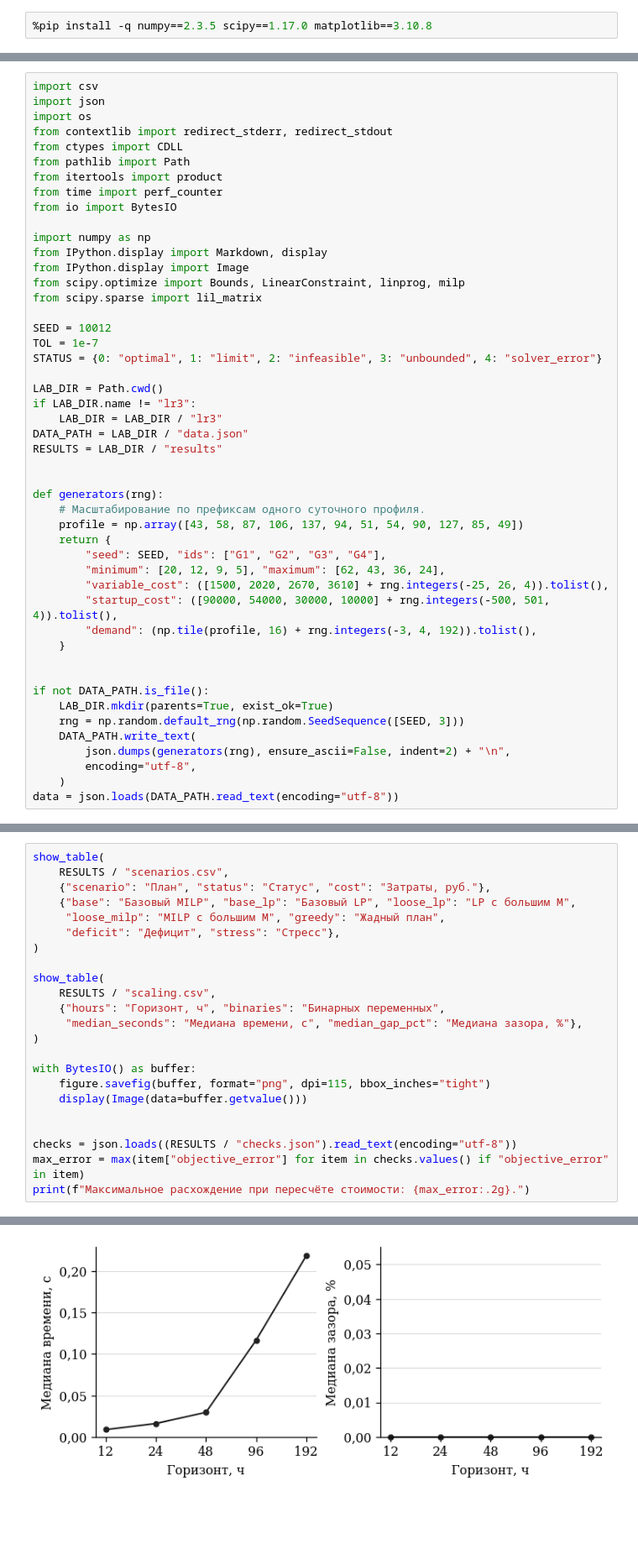
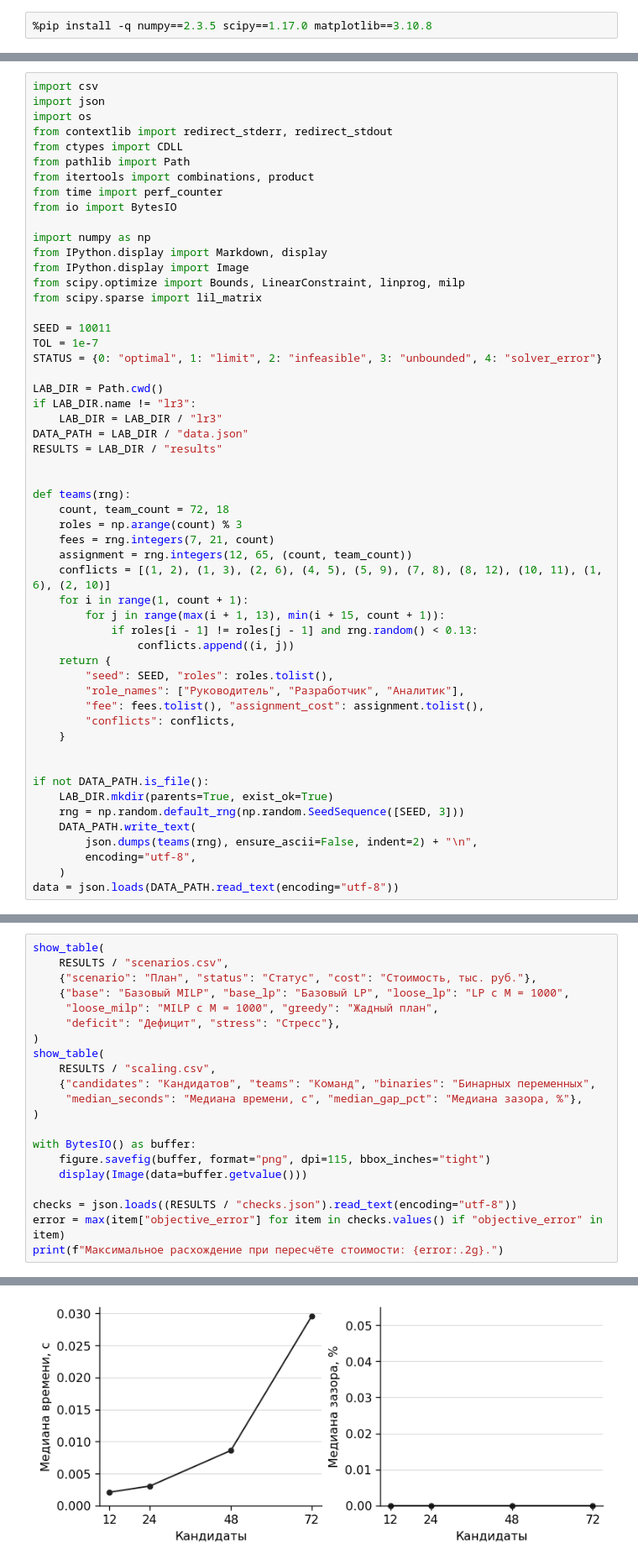
Before and after one commit to Vechnoilive/optimization_methods, a Jupyter notebook: lr3/lr3.ipynb, the cells around one changed output, grey strips where cells are left out. Shown at 84% size. Saved outputs shown, nothing was run; the diff lists cells and outputs as text; blank space fills up the shorter version.

```diff
--- a/lr3/lr3.ipynb
+++ b/lr3/lr3.ipynb
@@ -21,7 +21,7 @@ import os
 from contextlib import redirect_stderr, redirect_stdout
 from ctypes import CDLL
 from pathlib import Path
-from itertools import product
+from itertools import combinations, product
 from time import perf_counter
 from io import BytesIO
 
@@ -31,7 +31,7 @@ from IPython.display import Image
 from scipy.optimize import Bounds, LinearConstraint, linprog, milp
 from scipy.sparse import lil_matrix
 
-SEED = 10012
+SEED = 10011
 TOL = 1e-7
 STATUS = {0: "optimal", 1: "limit", 2: "infeasible", 3: "unbounded", 4: "solver_error"}
 
@@ -42,15 +42,21 @@ DATA_PATH = LAB_DIR / "data.json"
 RESULTS = LAB_DIR / "results"
 
 
-def generators(rng):
-    # Масштабирование по префиксам одного суточного профиля.
-    profile = np.array([43, 58, 87, 106, 137, 94, 51, 54, 90, 127, 85, 49])
+def teams(rng):
+    count, team_count = 72, 18
+    roles = np.arange(count) % 3
+    fees = rng.integers(7, 21, count)
+    assignment = rng.integers(12, 65, (count, team_count))
+    conflicts = [(1, 2), (1, 3), (2, 6), (4, 5), (5, 9), (7, 8), (8, 12), (10, 11), (1, 6), (2, 10)]
+    for i in range(1, count + 1):
+        for j in range(max(i + 1, 13), min(i + 15, count + 1)):
+            if roles[i - 1] != roles[j - 1] and rng.random() < 0.13:
+                conflicts.append((i, j))
     return {
-        "seed": SEED, "ids": ["G1", "G2", "G3", "G4"],
-        "minimum": [20, 12, 9, 5], "maximum": [62, 43, 36, 24],
-        "variable_cost": ([1500, 2020, 2670, 3610] + rng.integers(-25, 26, 4)).tolist(),
-        "startup_cost": ([90000, 54000, 30000, 10000] + rng.integers(-500, 501, 4)).tolist(),
-        "demand": (np.tile(profile, 16) + rng.integers(-3, 4, 192)).tolist(),
+        "seed": SEED, "roles": roles.tolist(),
+        "role_names": ["Руководитель", "Разработчик", "Аналитик"],
+        "fee": fees.tolist(), "assignment_cost": assignment.tolist(),
+        "conflicts": conflicts,
     }
 
 
@@ -58,7 +64,7 @@ if not DATA_PATH.is_file():
     LAB_DIR.mkdir(parents=True, exist_ok=True)
     rng = np.random.default_rng(np.random.SeedSequence([SEED, 3]))
     DATA_PATH.write_text(
-        json.dumps(generators(rng), ensure_ascii=False, indent=2) + "\n",
+        json.dumps(teams(rng), ensure_ascii=False, indent=2) + "\n",
         encoding="utf-8",
     )
 data = json.loads(DATA_PATH.read_text(encoding="utf-8"))
@@ -389,15 +367,14 @@ figure = run_with_log(run_lab, data, RESULTS)
 # %%
 show_table(
     RESULTS / "scenarios.csv",
-    {"scenario": "План", "status": "Статус", "cost": "Затраты, руб."},
-    {"base": "Базовый MILP", "base_lp": "Базовый LP", "loose_lp": "LP с большим M",
-     "loose_milp": "MILP с большим M", "greedy": "Жадный план",
+    {"scenario": "План", "status": "Статус", "cost": "Стоимость, тыс. руб."},
+    {"base": "Базовый MILP", "base_lp": "Базовый LP", "loose_lp": "LP с M = 1000",
+     "loose_milp": "MILP с M = 1000", "greedy": "Жадный план",
      "deficit": "Дефицит", "stress": "Стресс"},
 )
-
 show_table(
     RESULTS / "scaling.csv",
-    {"hours": "Горизонт, ч", "binaries": "Бинарных переменных",
+    {"candidates": "Кандидатов", "teams": "Команд", "binaries": "Бинарных переменных",
      "median_seconds": "Медиана времени, с", "median_gap_pct": "Медиана зазора, %"},
 )
 
@@ -405,8 +382,7 @@ with BytesIO() as buffer:
     figure.savefig(buffer, format="png", dpi=115, bbox_inches="tight")
     display(Image(data=buffer.getvalue()))
 
-
 checks = json.loads((RESULTS / "checks.json").read_text(encoding="utf-8"))
-max_error = max(item["objective_error"] for item in checks.values() if "objective_error" in item)
-print(f"Максимальное расхождение при пересчёте стоимости: {max_error:.2g}.")
+error = max(item["objective_error"] for item in checks.values() if "objective_error" in item)
+print(f"Максимальное расхождение при пересчёте стоимости: {error:.2g}.")
 # %% [output]
@@ -429 +404 @@ print(f"Максимальное расхождение при пересчёт
-[figure, old version]
+[figure, new version]
```
Also changed, not shown: parts of 19 cells of this notebook, 47 other files.
